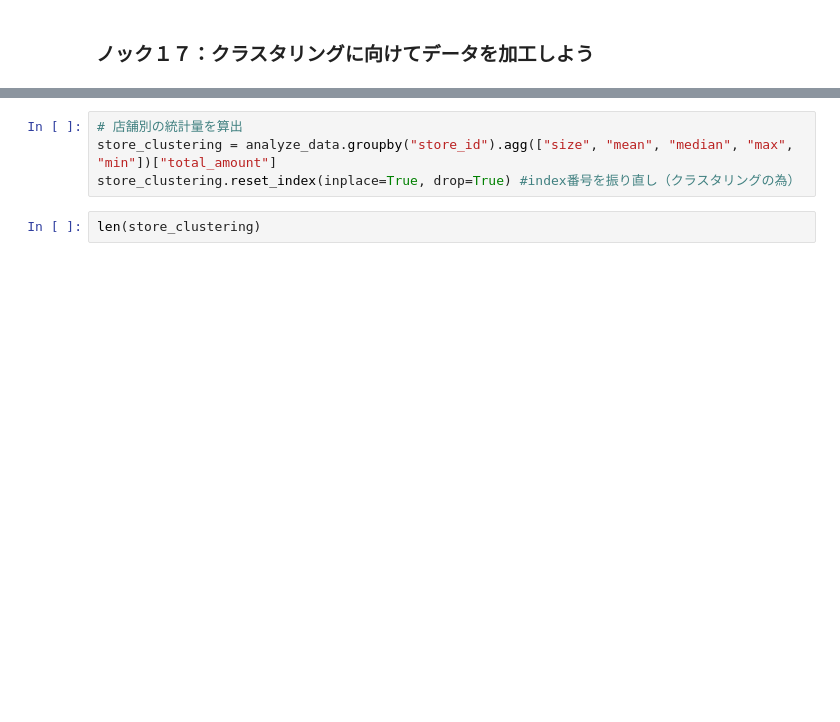
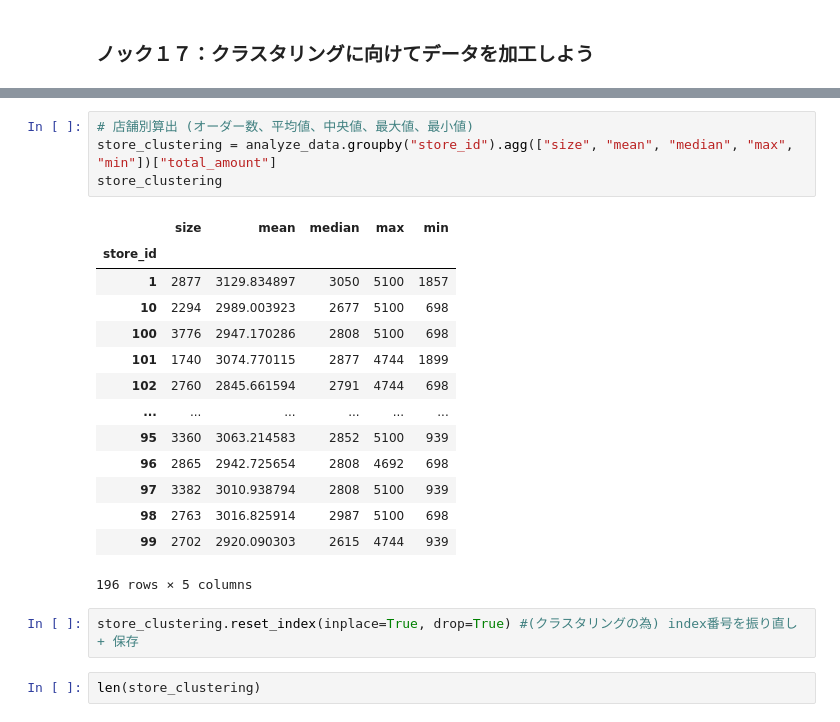
Before and after one commit to GitHiru/ml_academic, a Jupyter notebook: various/offline/books/MLSys_100Knocks/main_chapter/chapter02/study_visualization.ipynb, the cells around one changed output, grey strips where cells are left out. Drawn from its saved outputs; the diff is of its cells as text; blank space fills up the shorter version.

```diff
--- a/various/offline/books/MLSys_100Knocks/main_chapter/chapter02/study_visualization.ipynb
+++ b/various/offline/books/MLSys_100Knocks/main_chapter/chapter02/study_visualization.ipynb
@@ -302,7 +307,24 @@ plt.legend()
 # %%
-# 店舗別の統計量を算出
+# 店舗別算出 (オーダー数、平均値、中央値、最大値、最小値)
 store_clustering = analyze_data.groupby("store_id").agg(["size", "mean", "median", "max", "min"])["total_amount"]
-store_clustering.reset_index(inplace=True, drop=True) #index番号を振り直し（クラスタリングの為）
+store_clustering
+# %% [output]
+|  | size | mean | median | max | min |
+| store_id |  |  |  |  |  |
+| 1 | 2877 | 3129.834897 | 3050 | 5100 | 1857 |
+| 10 | 2294 | 2989.003923 | 2677 | 5100 | 698 |
+| 100 | 3776 | 2947.170286 | 2808 | 5100 | 698 |
+| 101 | 1740 | 3074.770115 | 2877 | 4744 | 1899 |
+| 102 | 2760 | 2845.661594 | 2791 | 4744 | 698 |
+| ... | ... | ... | ... | ... | ... |
+| 95 | 3360 | 3063.214583 | 2852 | 5100 | 939 |
+| 96 | 2865 | 2942.725654 | 2808 | 4692 | 698 |
+| 97 | 3382 | 3010.938794 | 2808 | 5100 | 939 |
+| 98 | 2763 | 3016.825914 | 2987 | 5100 | 698 |
+| 99 | 2702 | 2920.090303 | 2615 | 4744 | 939 |
+196 rows × 5 columns
+# %%
+store_clustering.reset_index(inplace=True, drop=True) #(クラスタリングの為) index番号を振り直し + 保存
 # %%
 len(store_clustering)
 # %% [output]
```
Also changed, not shown: parts of 7 cells of this notebook.
